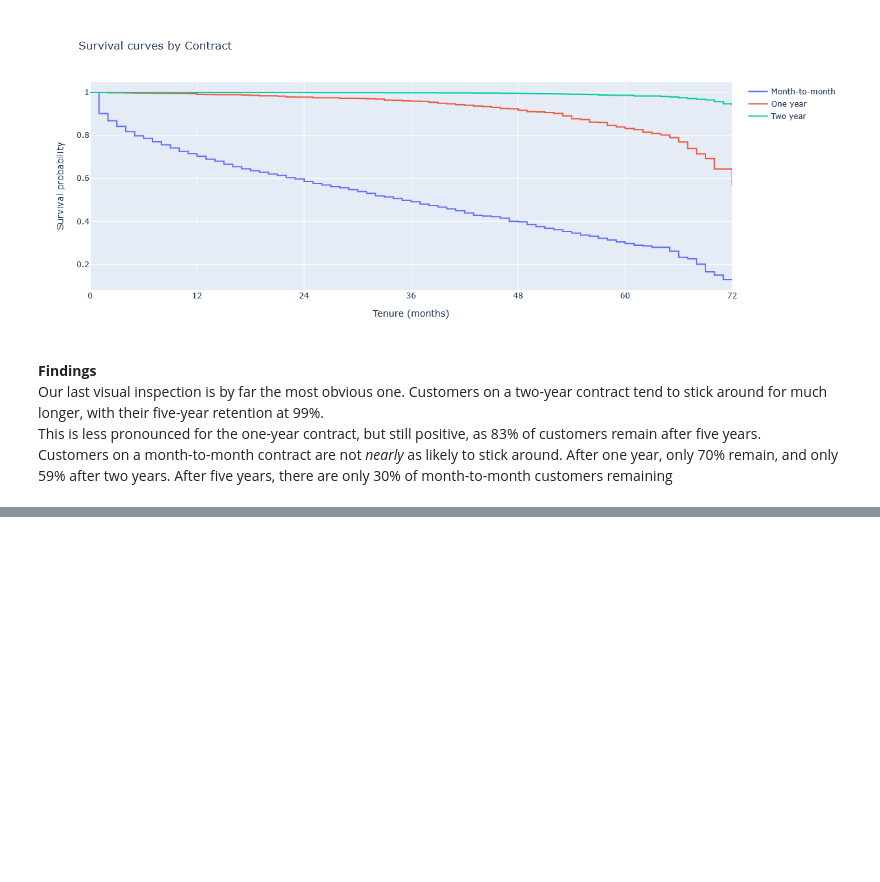
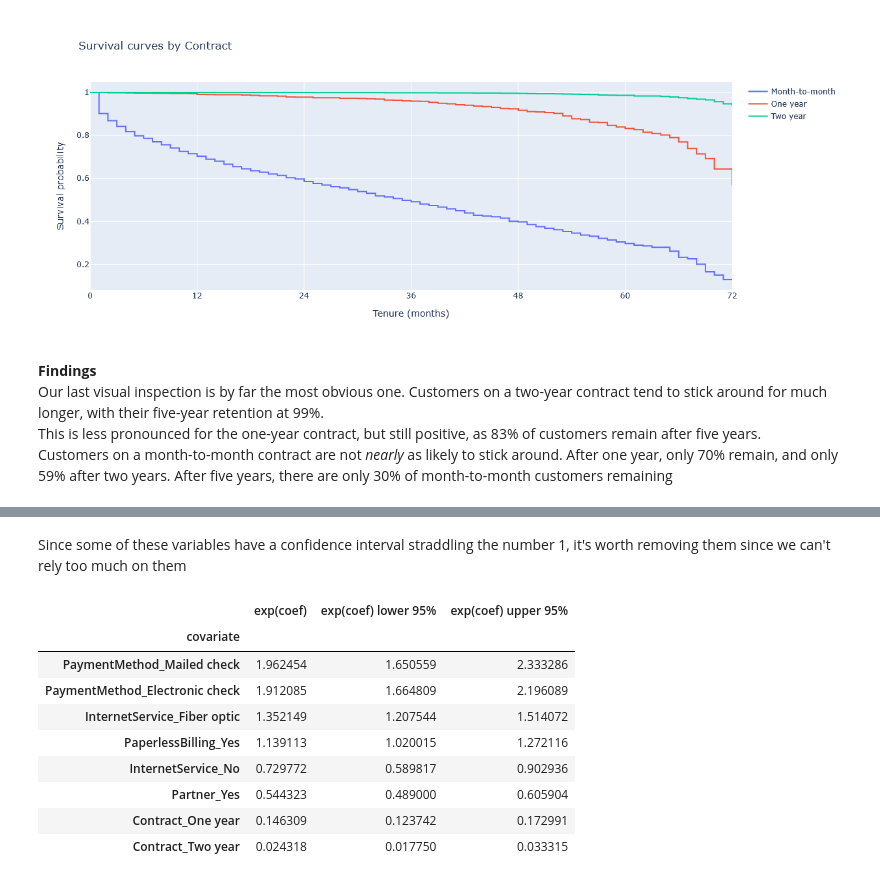
Before and after one commit to ottopauer/Portfolio, a Jupyter notebook: data/churn/telco_survival_analysis/churn_analysis.ipynb, the cells around one changed output, grey strips where cells are left out. Saved outputs shown, nothing was run; the diff lists cells and outputs as text; code cells hidden in the pictures; blank space fills up the shorter version.

```diff
--- a/data/churn/telco_survival_analysis/churn_analysis.ipynb
+++ b/data/churn/telco_survival_analysis/churn_analysis.ipynb
@@ -319,0 +352,17 @@ Customers on a month-to-month contract are not _nearly_ as likely to stick aroun
+# %% [markdown]
+Since some of these variables have a confidence interval straddling the number 1, it's worth removing them since we can't rely too much on them
+# %%
+cph_summary = cph_summary[~((cph_summary['exp(coef) lower 95%'] < 1) & (cph_summary['exp(coef) upper 95%'] > 1))]
+cph_summary = cph_summary.sort_values('exp(coef)', ascending=False)
+cph_summary
+# %% [output]
+|  | exp(coef) | exp(coef) lower 95% | exp(coef) upper 95% |
+| covariate |  |  |  |
+| PaymentMethod_Mailed check | 1.962454 | 1.650559 | 2.333286 |
+| PaymentMethod_Electronic check | 1.912085 | 1.664809 | 2.196089 |
+| InternetService_Fiber optic | 1.352149 | 1.207544 | 1.514072 |
+| PaperlessBilling_Yes | 1.139113 | 1.020015 | 1.272116 |
+| InternetService_No | 0.729772 | 0.589817 | 0.902936 |
+| Partner_Yes | 0.544323 | 0.489000 | 0.605904 |
+| Contract_One year | 0.146309 | 0.123742 | 0.172991 |
+| Contract_Two year | 0.024318 | 0.017750 | 0.033315 |
```
Also changed, not shown: parts of 11 cells of this notebook.
